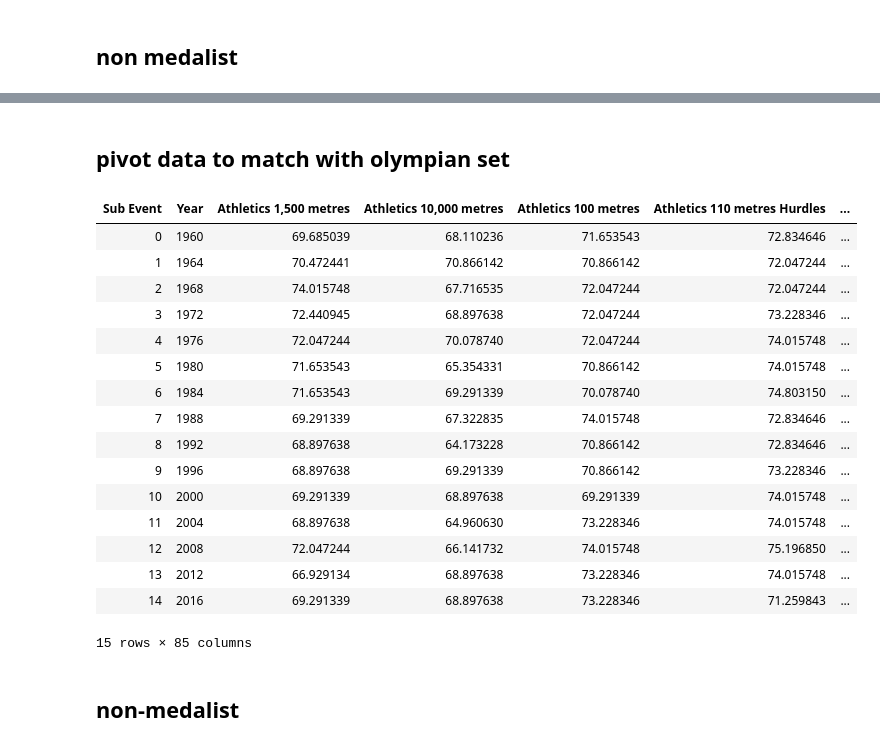
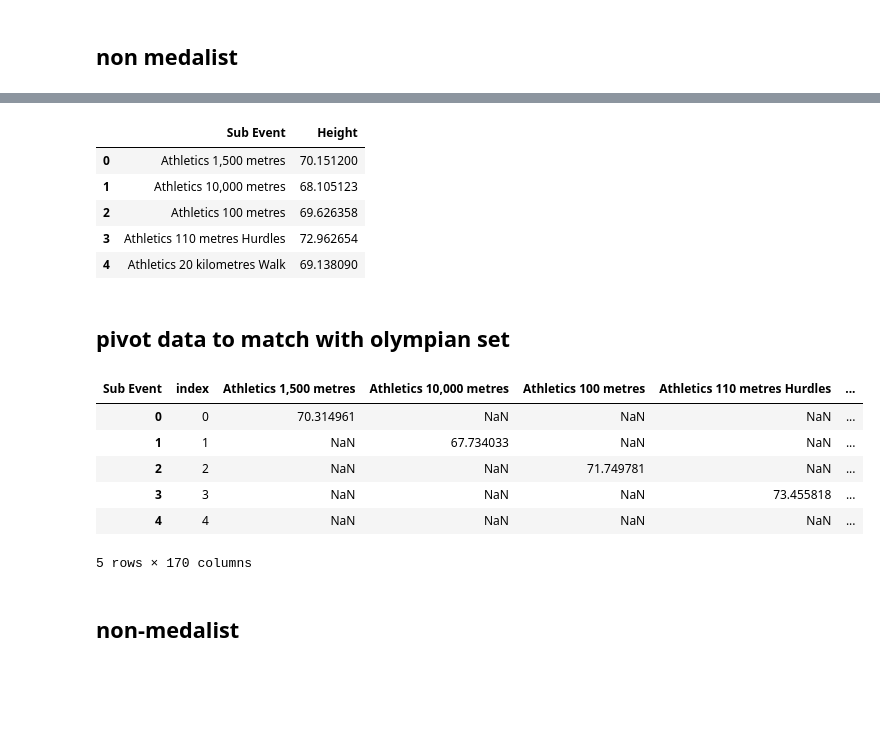
Before and after one commit to dowripple/ProjectOneRepo_JeremyKasieMichael, a Jupyter notebook: notebooks/olympicHeights.ipynb, the cells around one changed output, grey strips where cells are left out. Saved outputs shown, nothing was run; the diff lists cells and outputs as text; code cells hidden in the pictures; blank space fills up the shorter version.

```diff
--- a/notebooks/olympicHeights.ipynb
+++ b/notebooks/olympicHeights.ipynb
@@ -781,0 +752,6 @@ Medalist count at 169
+# %%
+# data frame of unique sports and year combinations
+medal_subEvent_df = pd.DataFrame(medalist_df.groupby(['Sub Event'])['Height'].mean().reset_index())
+
+
+medal_subEvent_df.head()
@@ -819,28 +767,30 @@ non_medal_cleaned_data
+# %%
+# data frame of unique sports and year combinations
+non_medal_subEvent_df = pd.DataFrame(non_medalist_df.groupby(['Sub Event'])['Height'].mean().reset_index())
+
+
+non_medal_subEvent_df.head()
+# %% [output]
+|  | Sub Event | Height |
+| 0 | Athletics 1,500 metres | 70.151200 |
+| 1 | Athletics 10,000 metres | 68.105123 |
+| 2 | Athletics 100 metres | 69.626358 |
+| 3 | Athletics 110 metres Hurdles | 72.962654 |
+| 4 | Athletics 20 kilometres Walk | 69.138090 |
 # %% [markdown]
 ## pivot data to match with olympian set
 # %%
-medal_Median_df = medal_cleaned_data.pivot(index='Year', columns='Sub Event', values = 'Median Height').reset_index()
+medal_Mean_df = medal_subEvent_df.pivot(columns='Sub Event', values = 'Height').reset_index()
 
-medal_Median_df
-# Olympian_Median_df
+medal_Mean_df.head()
 # %% [output]
-| Sub Event | Year | Athletics 1,500 metres | Athletics 10,000 metres | Athletics 100 metres | Athletics 110 metres Hurdles | ... |
-| 0 | 1960 | 69.685039 | 68.110236 | 71.653543 | 72.834646 | ... |
-| 1 | 1964 | 70.472441 | 70.866142 | 70.866142 | 72.047244 | ... |
-| 2 | 1968 | 74.015748 | 67.716535 | 72.047244 | 72.047244 | ... |
-| 3 | 1972 | 72.440945 | 68.897638 | 72.047244 | 73.228346 | ... |
-| 4 | 1976 | 72.047244 | 70.078740 | 72.047244 | 74.015748 | ... |
-| 5 | 1980 | 71.653543 | 65.354331 | 70.866142 | 74.015748 | ... |
-| 6 | 1984 | 71.653543 | 69.291339 | 70.078740 | 74.803150 | ... |
-| 7 | 1988 | 69.291339 | 67.322835 | 74.015748 | 72.834646 | ... |
-| 8 | 1992 | 68.897638 | 64.173228 | 70.866142 | 72.834646 | ... |
-| 9 | 1996 | 68.897638 | 69.291339 | 70.866142 | 73.228346 | ... |
-| 10 | 2000 | 69.291339 | 68.897638 | 69.291339 | 74.015748 | ... |
-| 11 | 2004 | 68.897638 | 64.960630 | 73.228346 | 74.015748 | ... |
-| 12 | 2008 | 72.047244 | 66.141732 | 74.015748 | 75.196850 | ... |
-| 13 | 2012 | 66.929134 | 68.897638 | 73.228346 | 74.015748 | ... |
-| 14 | 2016 | 69.291339 | 68.897638 | 73.228346 | 71.259843 | ... |
+| Sub Event | index | Athletics 1,500 metres | Athletics 10,000 metres | Athletics 100 metres | Athletics 110 metres Hurdles | ... |
+| 0 | 0 | 70.314961 | NaN | NaN | NaN | ... |
+| 1 | 1 | NaN | 67.734033 | NaN | NaN | ... |
+| 2 | 2 | NaN | NaN | 71.749781 | NaN | ... |
+| 3 | 3 | NaN | NaN | NaN | 73.455818 | ... |
+| 4 | 4 | NaN | NaN | NaN | NaN | ... |
-15 rows × 85 columns
+5 rows × 170 columns
 # %% [markdown]
 ## non-medalist
 # %%
```
Also changed, not shown: parts of 24 cells of this notebook, 9 other files.
